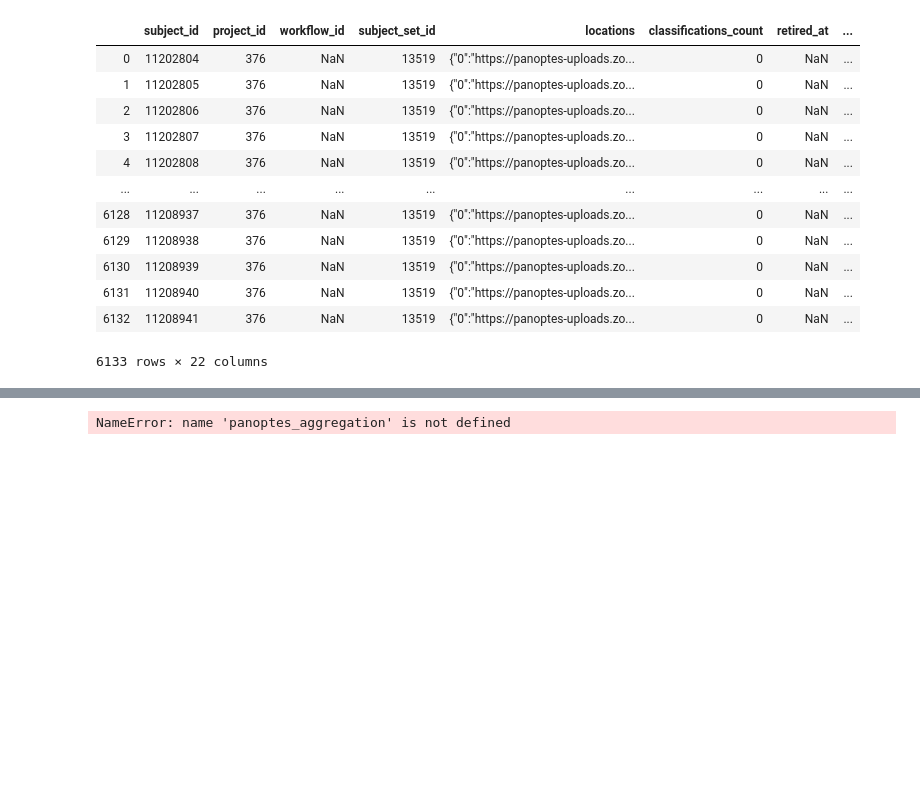
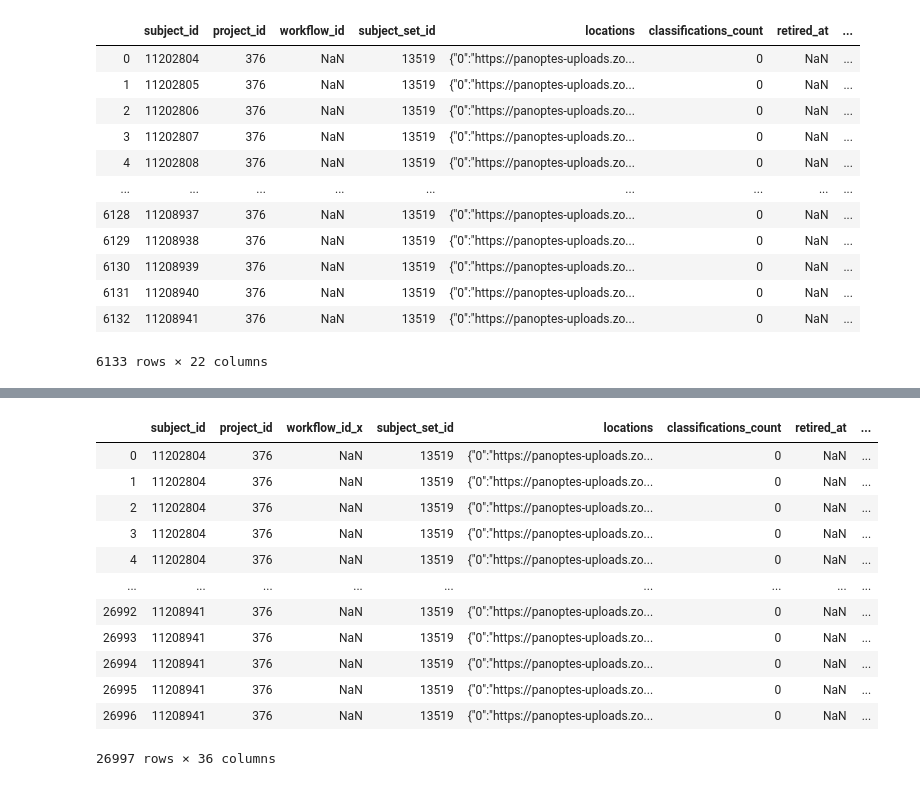
Before and after one commit to nisaputri/The-Shakespeares-UMD, a Jupyter notebook: Shakespeare Data Cleaning and Processing.ipynb, the cells around one changed output, grey strips where cells are left out. Drawn from its saved outputs; the diff is of its cells as text; code cells hidden in the pictures; blank space fills up the shorter version.

Commit message:
Adding classifications data

```diff
--- a/Shakespeare Data Cleaning and Processing.ipynb
+++ b/Shakespeare Data Cleaning and Processing.ipynb
@@ -127,5 +173,20 @@ Successfully installed joblib-1.0.1
 Note: you may need to restart the kernel to use updated packages.
-# %%
-panoptes_aggregation.extractors.sw_extractor.sw_extractor(classifications[annotations])
-# %% [output]
-NameError: name 'panoptes_aggregation' is not defined
+# %%
+classifications['subject_id'] = classifications['subject_ids']
+# %%
+test = merged.merge(classifications, how='left', on='subject_id')
+test.to_csc
+# %% [output]
+|  | subject_id | project_id | workflow_id_x | subject_set_id | locations | classifications_count | retired_at | ... |
+| 0 | 11202804 | 376 | NaN | 13519 | {"0":"https://panoptes-uploads.zo... | 0 | NaN | ... |
+| 1 | 11202804 | 376 | NaN | 13519 | {"0":"https://panoptes-uploads.zo... | 0 | NaN | ... |
+| 2 | 11202804 | 376 | NaN | 13519 | {"0":"https://panoptes-uploads.zo... | 0 | NaN | ... |
+| 3 | 11202804 | 376 | NaN | 13519 | {"0":"https://panoptes-uploads.zo... | 0 | NaN | ... |
+| 4 | 11202804 | 376 | NaN | 13519 | {"0":"https://panoptes-uploads.zo... | 0 | NaN | ... |
+| ... | ... | ... | ... | ... | ... | ... | ... | ... |
+| 26992 | 11208941 | 376 | NaN | 13519 | {"0":"https://panoptes-uploads.zo... | 0 | NaN | ... |
+| 26993 | 11208941 | 376 | NaN | 13519 | {"0":"https://panoptes-uploads.zo... | 0 | NaN | ... |
+| 26994 | 11208941 | 376 | NaN | 13519 | {"0":"https://panoptes-uploads.zo... | 0 | NaN | ... |
+| 26995 | 11208941 | 376 | NaN | 13519 | {"0":"https://panoptes-uploads.zo... | 0 | NaN | ... |
+| 26996 | 11208941 | 376 | NaN | 13519 | {"0":"https://panoptes-uploads.zo... | 0 | NaN | ... |
+26997 rows × 36 columns
```
Also changed, not shown: parts of 6 cells of this notebook, 2 other files.
